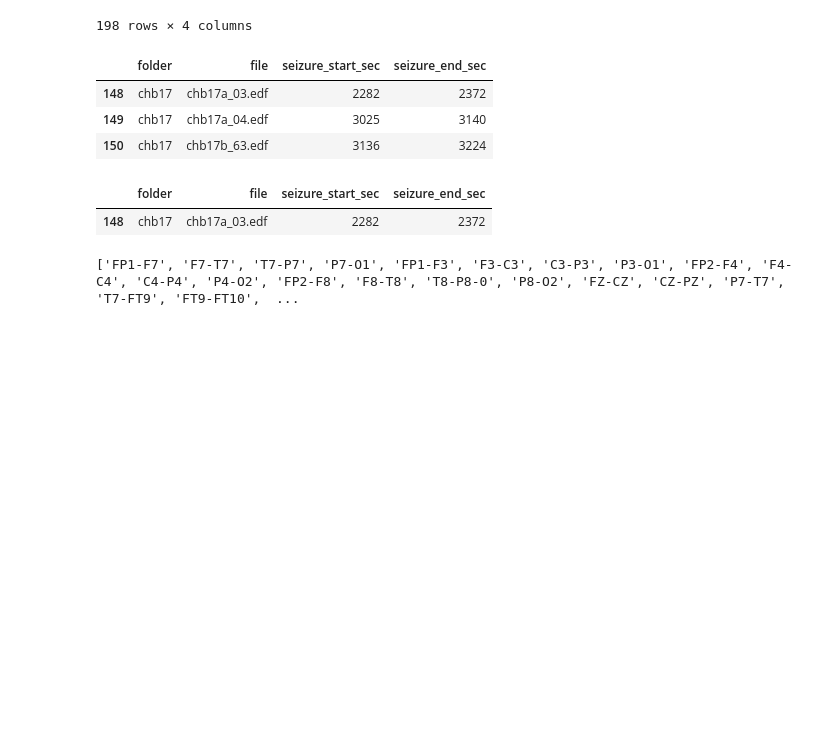
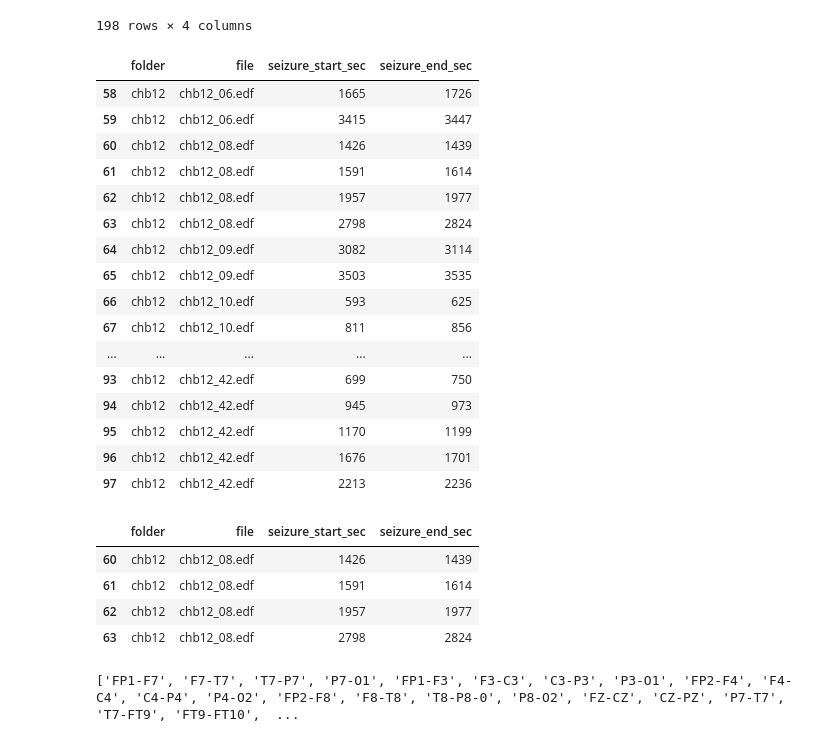
Before and after one commit to denizyennerr/Tez, a Jupyter notebook: data-understanding/data-understanding.ipynb, the cells around one changed output. Drawn from its saved outputs; the diff is of its cells as text; code cells hidden in the pictures; blank space fills up the shorter version.

```diff
--- a/data-understanding/data-understanding.ipynb
+++ b/data-understanding/data-understanding.ipynb
@@ -374,17 +444,33 @@ df_seizures
 | 197 | chb24 | chb24_21.edf | 2804 | 2872 |
 198 rows × 4 columns
 # %%
-df_seizures[df_seizures['folder']== subject_folders[16]]
+df_seizures[df_seizures['folder']== subject_folders[11]]
 # %% [output]
 |  | folder | file | seizure_start_sec | seizure_end_sec |
-| 148 | chb17 | chb17a_03.edf | 2282 | 2372 |
-| 149 | chb17 | chb17a_04.edf | 3025 | 3140 |
-| 150 | chb17 | chb17b_63.edf | 3136 | 3224 |
+| 58 | chb12 | chb12_06.edf | 1665 | 1726 |
+| 59 | chb12 | chb12_06.edf | 3415 | 3447 |
+| 60 | chb12 | chb12_08.edf | 1426 | 1439 |
+| 61 | chb12 | chb12_08.edf | 1591 | 1614 |
+| 62 | chb12 | chb12_08.edf | 1957 | 1977 |
+| 63 | chb12 | chb12_08.edf | 2798 | 2824 |
+| 64 | chb12 | chb12_09.edf | 3082 | 3114 |
+| 65 | chb12 | chb12_09.edf | 3503 | 3535 |
+| 66 | chb12 | chb12_10.edf | 593 | 625 |
+| 67 | chb12 | chb12_10.edf | 811 | 856 |
+| ... | ... | ... | ... | ... |
+| 93 | chb12 | chb12_42.edf | 699 | 750 |
+| 94 | chb12 | chb12_42.edf | 945 | 973 |
+| 95 | chb12 | chb12_42.edf | 1170 | 1199 |
+| 96 | chb12 | chb12_42.edf | 1676 | 1701 |
+| 97 | chb12 | chb12_42.edf | 2213 | 2236 |
 # %%
-df_seizures[df_seizures['file'] == 'chb17a_03.edf']
+df_seizures[df_seizures['file'] == 'chb12_08.edf']
 # %% [output]
 |  | folder | file | seizure_start_sec | seizure_end_sec |
-| 148 | chb17 | chb17a_03.edf | 2282 | 2372 |
+| 60 | chb12 | chb12_08.edf | 1426 | 1439 |
+| 61 | chb12 | chb12_08.edf | 1591 | 1614 |
+| 62 | chb12 | chb12_08.edf | 1957 | 1977 |
+| 63 | chb12 | chb12_08.edf | 2798 | 2824 |
 # %%
 single_edf = f"{dataset_path}/{folder_name[3]}/{folder_name[3]}_01.edf"
 print(mne.io.read_raw_edf(single_edf, preload=False).ch_names)
```
Also changed, not shown: parts of 22 cells of this notebook, 1 other file.
